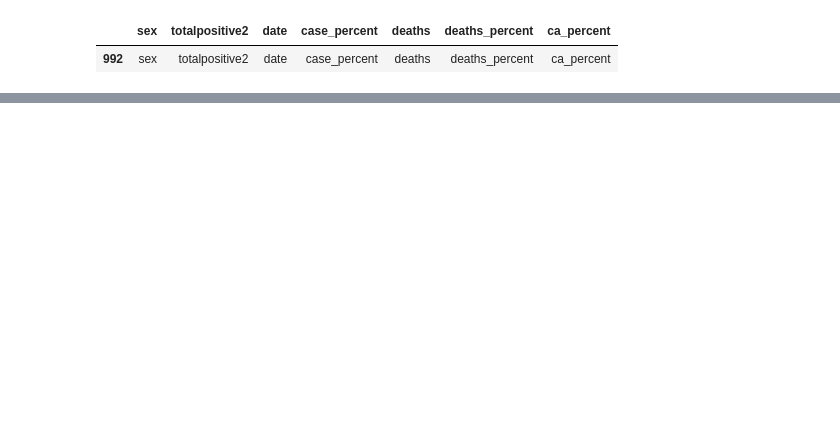
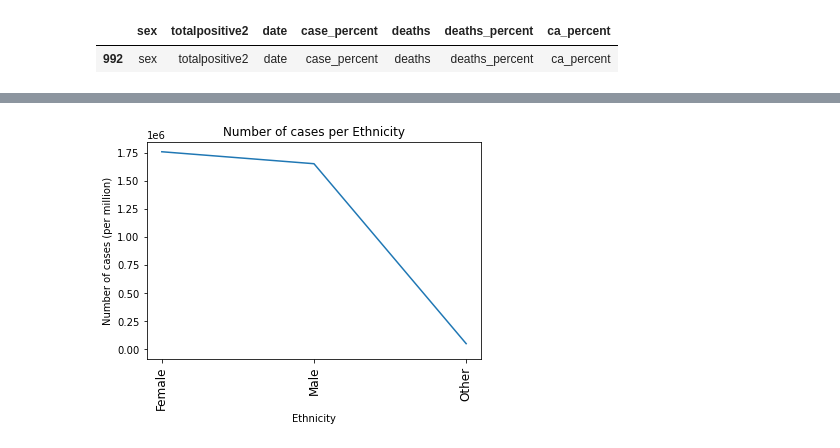
Before and after one commit to JohnGlendening/Project-1_2021, a Jupyter notebook: California gov/Califronia_Gender.ipynb, the cells around one changed output, grey strips where cells are left out. Cells and saved outputs as stored; diff of their text form; code cells hidden in the pictures; blank space fills up the shorter version.

```diff
--- a/California gov/Califronia_Gender.ipynb
+++ b/California gov/Califronia_Gender.ipynb
@@ -97,0 +131,14 @@ Name: sex, dtype: int64
+# %%
+Cali_genders= Cali_Gender_df["Gender"]
+Cali_cases = Cali_Gender_df["Cases"]
+plt.title("Number of cases per Ethnicity")
+plt.ylabel("Number of cases (per million)")
+plt.xlabel("Ethnicity")
+width = 0.5
+plt.xticks(rotation=90)
+plt.plot(Cali_genders, Cali_cases, width)
+plt.tick_params(axis="x", which="major", labelsize=12)
+
+plt.show()
+# %% [output]
+[figure, added]
```
Also changed, not shown: parts of 16 cells of this notebook, 3 other files.
